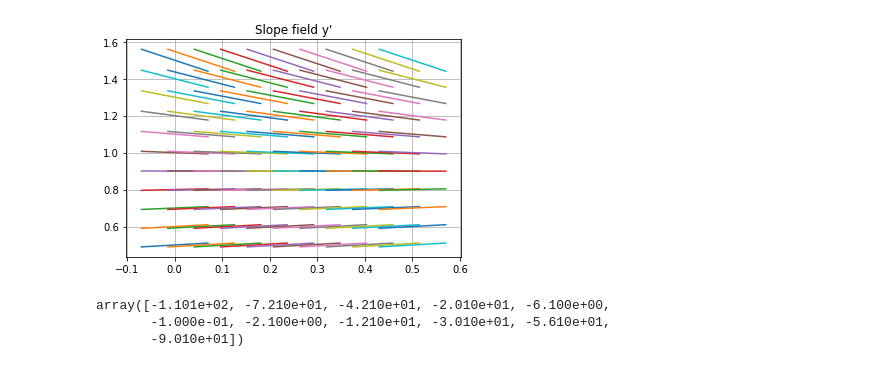
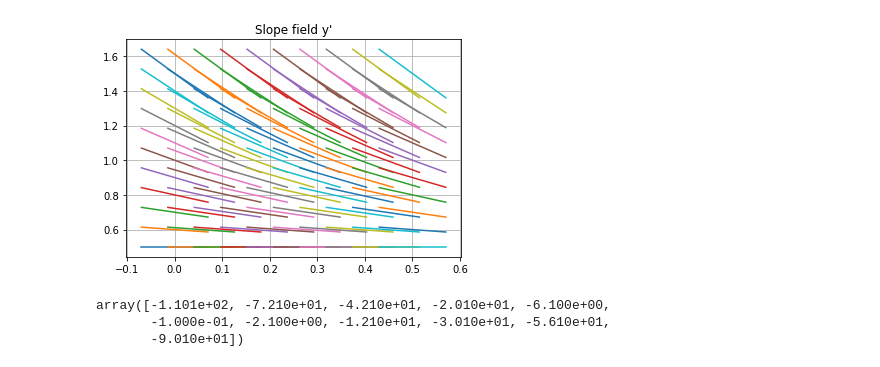
Before and after one commit to michlee1337/DataScience, a Jupyter notebook: Math/ODEs.ipynb, the cells around one changed output. Drawn from its saved outputs; the diff is of its cells as text; code cells hidden in the pictures.

```diff
--- a/Math/ODEs.ipynb
+++ b/Math/ODEs.ipynb
@@ -1,28 +1,28 @@
 # %%
 import numpy as np
 import math
 from matplotlib import pyplot as plt
 
 def diff(x,y):
-    return(((1-y)*y) - 0.1)
+    return(1-2*y)
 
 x = np.linspace(0,0.5,10)
 y = np.linspace(0.5,1.5,11)
 
 for j in x:
     for k in y:
         slope = diff(j,k)
         domain = np.linspace(j-0.07,j+0.07,2)
         def fun(x1,y1):
             z = slope*(domain-x1)+y1
             return z
         plt.plot(domain,fun(j,k),solid_capstyle='projecting',solid_joinstyle='bevel')
 
 plt.title("Slope field y'")
 plt.grid(True)
 plt.show()
 # %% [output]
-[figure, old version]
+[figure, new version]
 # %%
 def f(x):
     return(x**3)
```
Also changed, not shown: 1 other file.
